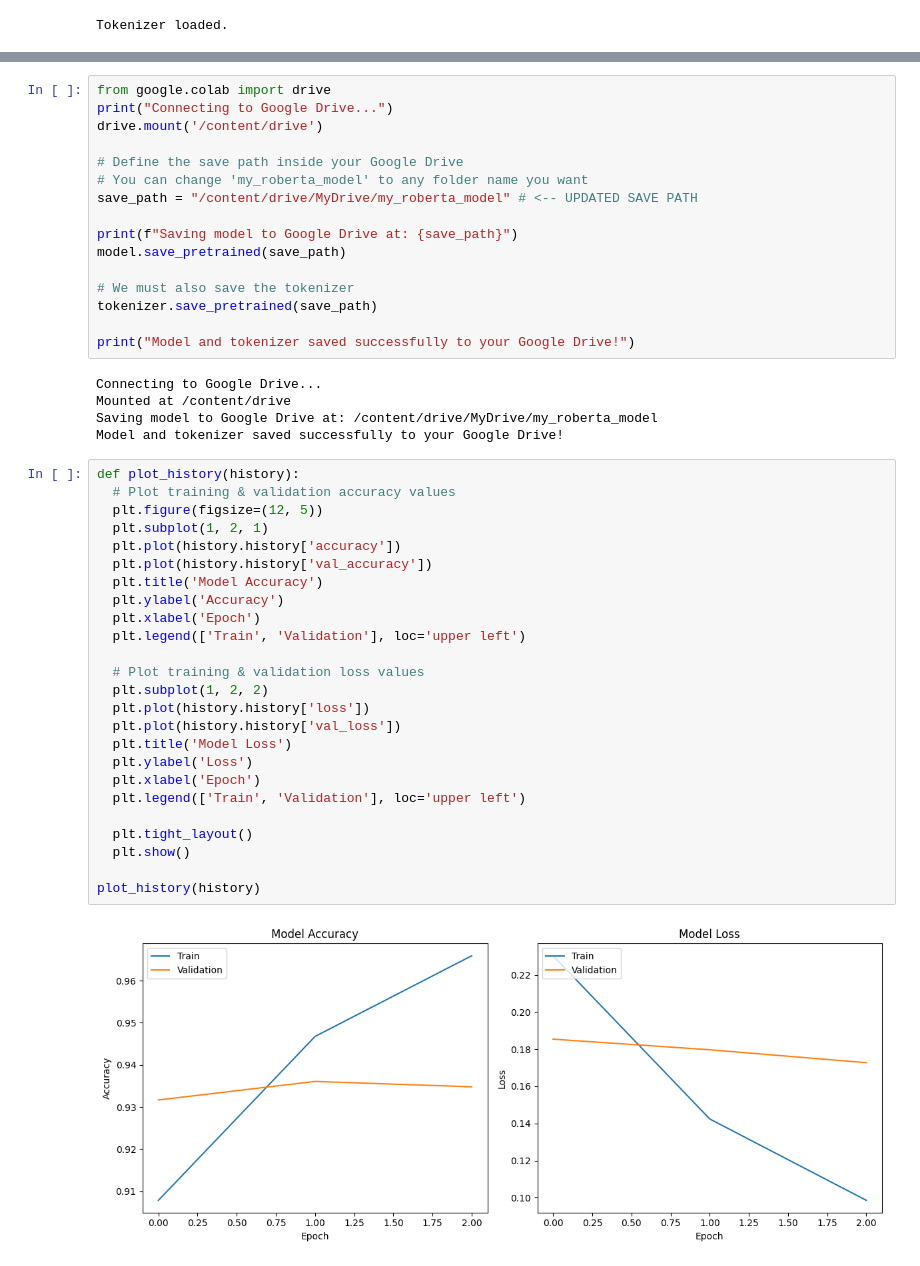
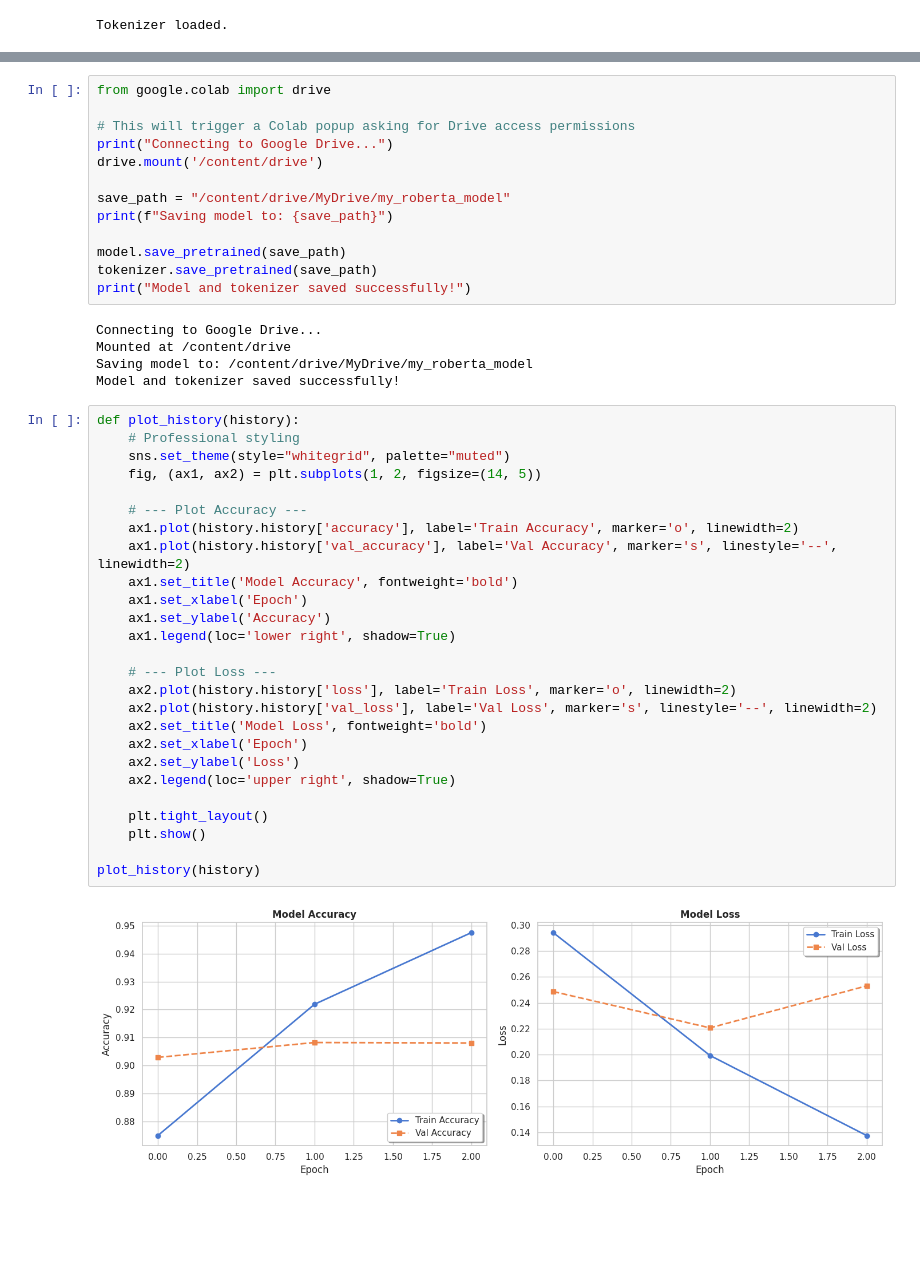
Before and after one commit to prasun-ate/MCKV_Final_Year_Project_Codes, a Jupyter notebook: IMDBtextRoBERTaNew.ipynb, the cells around one changed output, grey strips where cells are left out. Drawn from its saved outputs; the diff is of its cells as text; blank space fills up the shorter version.

```diff
--- a/IMDBtextRoBERTaNew.ipynb
+++ b/IMDBtextRoBERTaNew.ipynb
@@ -227,50 +166,48 @@ Epoch 3/3
 Model training complete!
 # %%
 from google.colab import drive
+
+# This will trigger a Colab popup asking for Drive access permissions
 print("Connecting to Google Drive...")
 drive.mount('/content/drive')
 
-# Define the save path inside your Google Drive
-# You can change 'my_roberta_model' to any folder name you want
-save_path = "/content/drive/MyDrive/my_roberta_model" # <-- UPDATED SAVE PATH
+save_path = "/content/drive/MyDrive/my_roberta_model"
+print(f"Saving model to: {save_path}")
 
-print(f"Saving model to Google Drive at: {save_path}")
 model.save_pretrained(save_path)
-
-# We must also save the tokenizer
 tokenizer.save_pretrained(save_path)
-
-print("Model and tokenizer saved successfully to your Google Drive!")
+print("Model and tokenizer saved successfully!")
 # %% [output]
 Connecting to Google Drive...
 Mounted at /content/drive
-Saving model to Google Drive at: /content/drive/MyDrive/my_roberta_model
-Model and tokenizer saved successfully to your Google Drive!
+Saving model to: /content/drive/MyDrive/my_roberta_model
+Model and tokenizer saved successfully!
-# %%
-def plot_history(history):
-  # Plot training & validation accuracy values
-  plt.figure(figsize=(12, 5))
-  plt.subplot(1, 2, 1)
-  plt.plot(history.history['accuracy'])
-  plt.plot(history.history['val_accuracy'])
-  plt.title('Model Accuracy')
-  plt.ylabel('Accuracy')
-  plt.xlabel('Epoch')
-  plt.legend(['Train', 'Validation'], loc='upper left')
-
-  # Plot training & validation loss values
-  plt.subplot(1, 2, 2)
-  plt.plot(history.history['loss'])
-  plt.plot(history.history['val_loss'])
-  plt.title('Model Loss')
-  plt.ylabel('Loss')
-  plt.xlabel('Epoch')
-  plt.legend(['Train', 'Validation'], loc='upper left')
-
-  plt.tight_layout()
-  plt.show()
-
-plot_history(history)
-# %% [output]
-[figure, removed]
+# %%
+def plot_history(history):
+    # Professional styling
+    sns.set_theme(style="whitegrid", palette="muted")
+    fig, (ax1, ax2) = plt.subplots(1, 2, figsize=(14, 5))
+
+    # --- Plot Accuracy ---
+    ax1.plot(history.history['accuracy'], label='Train Accuracy', marker='o', linewidth=2)
+    ax1.plot(history.history['val_accuracy'], label='Val Accuracy', marker='s', linestyle='--', linewidth=2)
+    ax1.set_title('Model Accuracy', fontweight='bold')
+    ax1.set_xlabel('Epoch')
+    ax1.set_ylabel('Accuracy')
+    ax1.legend(loc='lower right', shadow=True)
+
+    # --- Plot Loss ---
+    ax2.plot(history.history['loss'], label='Train Loss', marker='o', linewidth=2)
+    ax2.plot(history.history['val_loss'], label='Val Loss', marker='s', linestyle='--', linewidth=2)
+    ax2.set_title('Model Loss', fontweight='bold')
+    ax2.set_xlabel('Epoch')
+    ax2.set_ylabel('Loss')
+    ax2.legend(loc='upper right', shadow=True)
+
+    plt.tight_layout()
+    plt.show()
+
+plot_history(history)
+# %% [output]
+[figure, added]
 # %%
```
Also changed, not shown: parts of 16 cells of this notebook.
